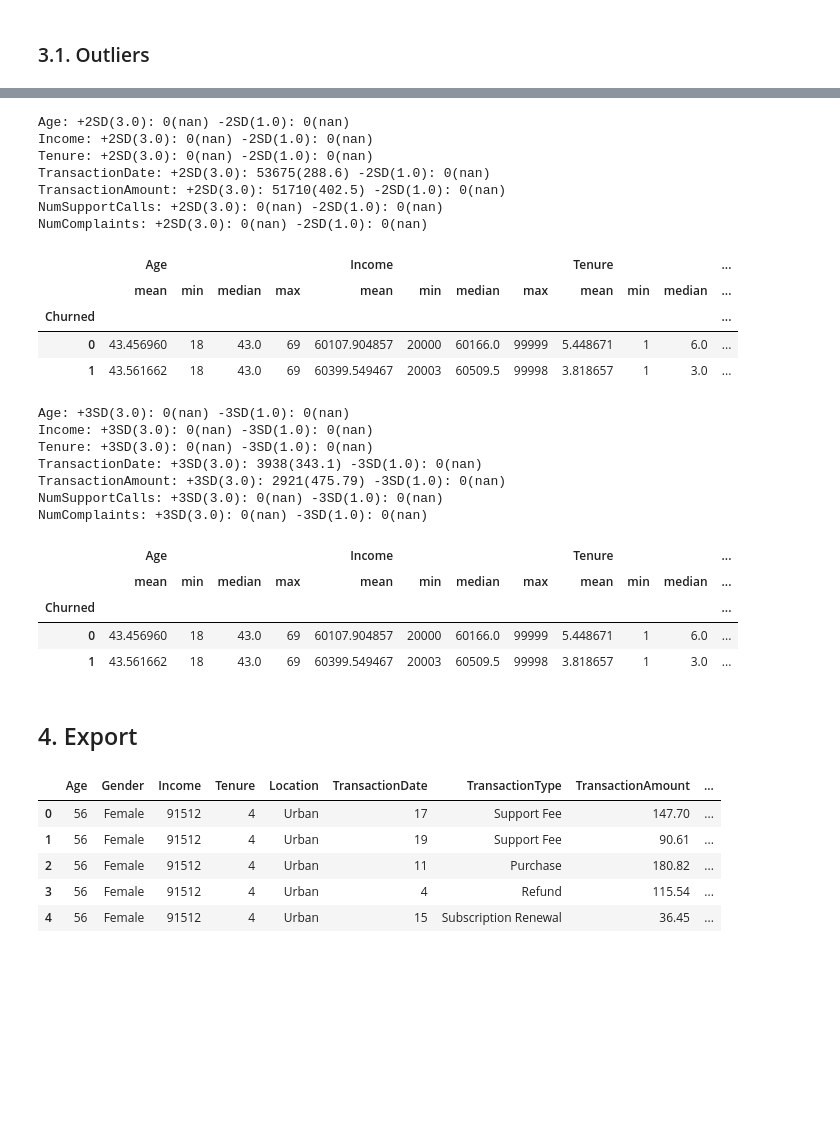
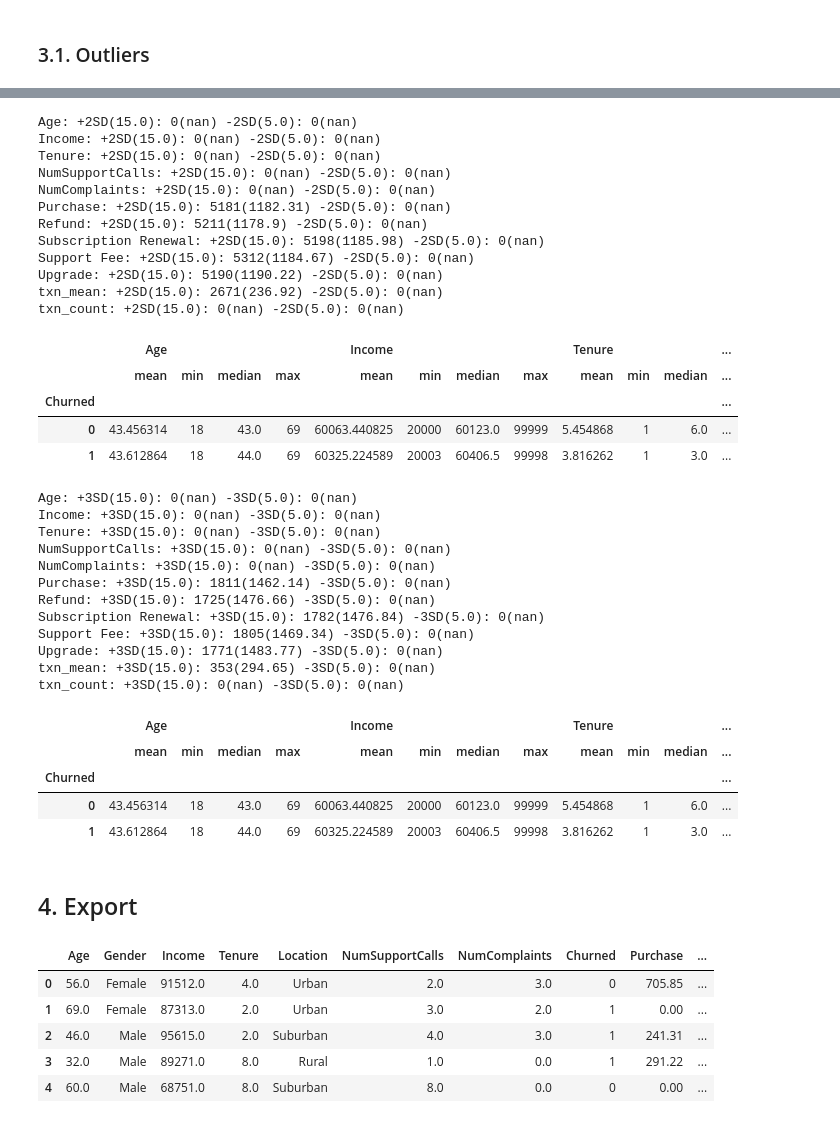
Before and after one commit to briceshun/churn-model, a Jupyter notebook: 10_EDA.ipynb, the cells around one changed output, grey strips where cells are left out. Cells and saved outputs as stored; diff of their text form; code cells hidden in the pictures; blank space fills up the shorter version.

```diff
--- a/10_EDA.ipynb
+++ b/10_EDA.ipynb
@@ -35,0 +64,3 @@ dfSummary(df_ori)
+# %%
+txn_count = df_ori.groupby('CustomerID')['TransactionDate'].agg(('mean', 'count')).reset_index().rename(columns={'mean': 'txn_mean', 'count': 'txn_count'})
+txn_count
@@ -35,0 +88,10 @@ dfSummary(df_ori)
+# %%
+df_group = df_ori[['CustomerID', 'Age', 'Gender', 'Income', 'Tenure', 'Location', 'TransactionType', 'TransactionAmount', 'NumSupportCalls', 'NumComplaints', 'Churned']]\
+    .groupby(['CustomerID', 'Age', 'Gender', 'Income', 'Tenure', 'Location', 'TransactionType', 'NumSupportCalls', 'NumComplaints', 'Churned']).sum().reset_index()\
+    .pivot(
+        index=['CustomerID', 'Age', 'Gender', 'Income', 'Tenure', 'Location', 'NumSupportCalls', 'NumComplaints', 'Churned'],
+        columns="TransactionType",
+        values="TransactionAmount",
+    ).fillna(0).reset_index()
+
+df_group = pd.concat([df_group, txn_count.drop(columns=['CustomerID'])], axis=1)
@@ -64,3 +149,5 @@ sns.boxplot(data=df_ori, x='Churned', y='NumComplaints', hue='Churned', ax=axs[1
+# %%
+df_ori = df_group
 # %%
 # Summary statistics for numerical
 df_ori.groupby('Churned')[l_cols_num].agg(
@@ -75,6 +162,6 @@ df_ori.groupby('Churned')[l_cols_num].agg(
 # %%
 # Hypothesis tests
-n = 100000
+n = 10000
 seed = 12345
 sl = 0.05
 d_test = {'columns': l_cols_num, 'churned': [], 'notchurned':[], 'difference': [], 'pval':[], 'outcome':[]}
@@ -216,18 +330,23 @@ df_ori_2sd.groupby('Churned')[l_cols_num].agg(
     {i: ['mean', 'min', 'median', 'max'] for i in l_cols_num}
     )
 # %% [output]
-Age: +2SD(3.0): 0(nan) -2SD(1.0): 0(nan)
-Income: +2SD(3.0): 0(nan) -2SD(1.0): 0(nan)
-Tenure: +2SD(3.0): 0(nan) -2SD(1.0): 0(nan)
-TransactionDate: +2SD(3.0): 53675(288.6) -2SD(1.0): 0(nan)
-TransactionAmount: +2SD(3.0): 51710(402.5) -2SD(1.0): 0(nan)
-NumSupportCalls: +2SD(3.0): 0(nan) -2SD(1.0): 0(nan)
-NumComplaints: +2SD(3.0): 0(nan) -2SD(1.0): 0(nan)
+Age: +2SD(15.0): 0(nan) -2SD(5.0): 0(nan)
+Income: +2SD(15.0): 0(nan) -2SD(5.0): 0(nan)
+Tenure: +2SD(15.0): 0(nan) -2SD(5.0): 0(nan)
+NumSupportCalls: +2SD(15.0): 0(nan) -2SD(5.0): 0(nan)
+NumComplaints: +2SD(15.0): 0(nan) -2SD(5.0): 0(nan)
+Purchase: +2SD(15.0): 5181(1182.31) -2SD(5.0): 0(nan)
+Refund: +2SD(15.0): 5211(1178.9) -2SD(5.0): 0(nan)
+Subscription Renewal: +2SD(15.0): 5198(1185.98) -2SD(5.0): 0(nan)
+Support Fee: +2SD(15.0): 5312(1184.67) -2SD(5.0): 0(nan)
+Upgrade: +2SD(15.0): 5190(1190.22) -2SD(5.0): 0(nan)
+txn_mean: +2SD(15.0): 2671(236.92) -2SD(5.0): 0(nan)
+txn_count: +2SD(15.0): 0(nan) -2SD(5.0): 0(nan)
 |  | Age |  |  |  | Income |  |  |  | Tenure |  |  | ... |
 |  | mean | min | median | max | mean | min | median | max | mean | min | median | ... |
 | Churned |  |  |  |  |  |  |  |  |  |  |  | ... |
-| 0 | 43.456960 | 18 | 43.0 | 69 | 60107.904857 | 20000 | 60166.0 | 99999 | 5.448671 | 1 | 6.0 | ... |
-| 1 | 43.561662 | 18 | 43.0 | 69 | 60399.549467 | 20003 | 60509.5 | 99998 | 3.818657 | 1 | 3.0 | ... |
+| 0 | 43.456314 | 18 | 43.0 | 69 | 60063.440825 | 20000 | 60123.0 | 99999 | 5.454868 | 1 | 6.0 | ... |
+| 1 | 43.612864 | 18 | 44.0 | 69 | 60325.224589 | 20003 | 60406.5 | 99998 | 3.816262 | 1 | 3.0 | ... |
 # %%
 # Using 3SD
 df_ori_3sd = df_ori.copy()
@@ -251,30 +370,36 @@ df_ori_3sd.groupby('Churned')[l_cols_num].agg(
     {i: ['mean', 'min', 'median', 'max'] for i in l_cols_num}
     )
 # %% [output]
-Age: +3SD(3.0): 0(nan) -3SD(1.0): 0(nan)
-Income: +3SD(3.0): 0(nan) -3SD(1.0): 0(nan)
-Tenure: +3SD(3.0): 0(nan) -3SD(1.0): 0(nan)
-TransactionDate: +3SD(3.0): 3938(343.1) -3SD(1.0): 0(nan)
-TransactionAmount: +3SD(3.0): 2921(475.79) -3SD(1.0): 0(nan)
-NumSupportCalls: +3SD(3.0): 0(nan) -3SD(1.0): 0(nan)
-NumComplaints: +3SD(3.0): 0(nan) -3SD(1.0): 0(nan)
+Age: +3SD(15.0): 0(nan) -3SD(5.0): 0(nan)
+Income: +3SD(15.0): 0(nan) -3SD(5.0): 0(nan)
+Tenure: +3SD(15.0): 0(nan) -3SD(5.0): 0(nan)
+NumSupportCalls: +3SD(15.0): 0(nan) -3SD(5.0): 0(nan)
+NumComplaints: +3SD(15.0): 0(nan) -3SD(5.0): 0(nan)
+Purchase: +3SD(15.0): 1811(1462.14) -3SD(5.0): 0(nan)
+Refund: +3SD(15.0): 1725(1476.66) -3SD(5.0): 0(nan)
+Subscription Renewal: +3SD(15.0): 1782(1476.84) -3SD(5.0): 0(nan)
+Support Fee: +3SD(15.0): 1805(1469.34) -3SD(5.0): 0(nan)
+Upgrade: +3SD(15.0): 1771(1483.77) -3SD(5.0): 0(nan)
+txn_mean: +3SD(15.0): 353(294.65) -3SD(5.0): 0(nan)
+txn_count: +3SD(15.0): 0(nan) -3SD(5.0): 0(nan)
 |  | Age |  |  |  | Income |  |  |  | Tenure |  |  | ... |
 |  | mean | min | median | max | mean | min | median | max | mean | min | median | ... |
 | Churned |  |  |  |  |  |  |  |  |  |  |  | ... |
-| 0 | 43.456960 | 18 | 43.0 | 69 | 60107.904857 | 20000 | 60166.0 | 99999 | 5.448671 | 1 | 6.0 | ... |
-| 1 | 43.561662 | 18 | 43.0 | 69 | 60399.549467 | 20003 | 60509.5 | 99998 | 3.818657 | 1 | 3.0 | ... |
+| 0 | 43.456314 | 18 | 43.0 | 69 | 60063.440825 | 20000 | 60123.0 | 99999 | 5.454868 | 1 | 6.0 | ... |
+| 1 | 43.612864 | 18 | 44.0 | 69 | 60325.224589 | 20003 | 60406.5 | 99998 | 3.816262 | 1 | 3.0 | ... |
 # %% [markdown]
 ## 4. Export
 # %%
 # Choose 3sd as it has the most spread - outliers not significantly different by churn
-df_ori_3sd['TransactionAmount'] = df_ori_3sd['TransactionAmount'].astype(float)
+for col in l_cols_num:
+    df_ori_3sd[col] = df_ori_3sd[col].astype(float)
 df_ori_3sd.head()
 # %% [output]
-|  | Age | Gender | Income | Tenure | Location | TransactionDate | TransactionType | TransactionAmount | ... |
-| 0 | 56 | Female | 91512 | 4 | Urban | 17 | Support Fee | 147.70 | ... |
-| 1 | 56 | Female | 91512 | 4 | Urban | 19 | Support Fee | 90.61 | ... |
-| 2 | 56 | Female | 91512 | 4 | Urban | 11 | Purchase | 180.82 | ... |
-| 3 | 56 | Female | 91512 | 4 | Urban | 4 | Refund | 115.54 | ... |
-| 4 | 56 | Female | 91512 | 4 | Urban | 15 | Subscription Renewal | 36.45 | ... |
+|  | Age | Gender | Income | Tenure | Location | NumSupportCalls | NumComplaints | Churned | Purchase | ... |
+| 0 | 56.0 | Female | 91512.0 | 4.0 | Urban | 2.0 | 3.0 | 0 | 705.85 | ... |
+| 1 | 69.0 | Female | 87313.0 | 2.0 | Urban | 3.0 | 2.0 | 1 | 0.00 | ... |
+| 2 | 46.0 | Male | 95615.0 | 2.0 | Suburban | 4.0 | 3.0 | 1 | 241.31 | ... |
+| 3 | 32.0 | Male | 89271.0 | 8.0 | Rural | 1.0 | 0.0 | 1 | 291.22 | ... |
+| 4 | 60.0 | Male | 68751.0 | 8.0 | Suburban | 8.0 | 0.0 | 0 | 0.00 | ... |
 # %%
 df_ori_3sd.to_csv(fr"{dataout}//{dataset}_EDA.csv", index=False)
```
Also changed, not shown: parts of 15 cells of this notebook, 3 other files.
